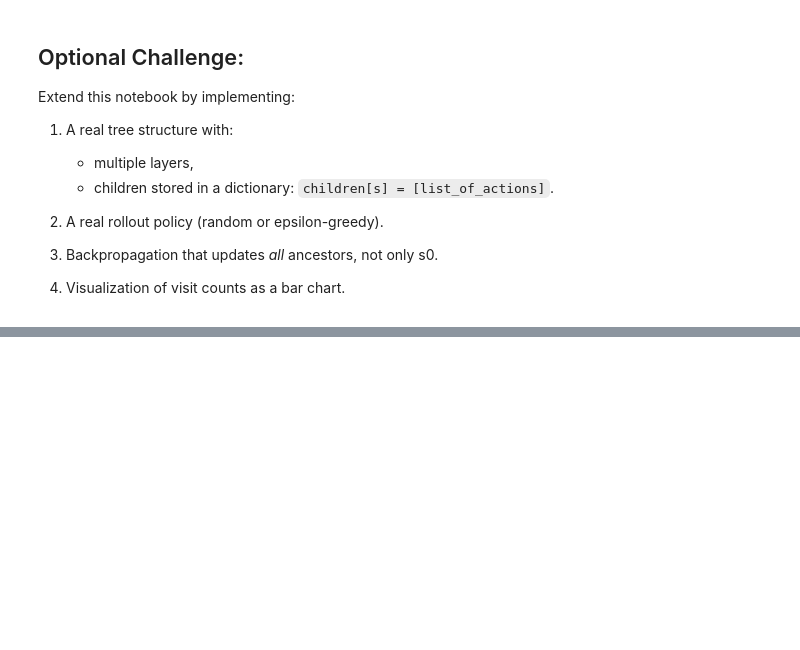
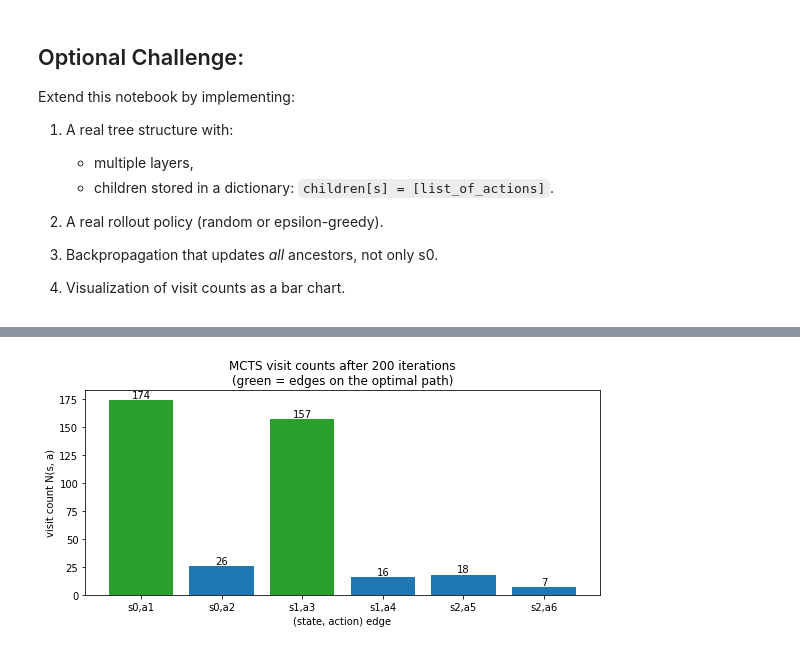
Before and after one commit to Gurizo/Cho-4, a Jupyter notebook: Cho-4-programming.ipynb, the cells around one changed output, grey strips where cells are left out. Drawn from its saved outputs; the diff is of its cells as text; code cells hidden in the pictures; blank space fills up the shorter version.

Commit message:
Add Optional Challenge (tree MCTS, rollout policy, full backprop, visit-count chart) and plots PDF

```diff
--- a/Cho-4-programming.ipynb
+++ b/Cho-4-programming.ipynb
@@ -209,0 +305,20 @@ Extend this notebook by implementing:
+# %%
+# (4) Visualization of visit counts as a bar chart
+import matplotlib.pyplot as plt
+
+labels = [f"{s},{a}" for (s, a) in sorted(tNsa)]
+counts = [tNsa[k] for k in sorted(tNsa)]
+colors = ["tab:green" if (k in [("s0","a1"), ("s1","a3")]) else "tab:blue"
+          for k in sorted(tNsa)]
+
+fig, ax = plt.subplots(figsize=(8, 4))
+bars = ax.bar(labels, counts, color=colors)
+ax.bar_label(bars)
+ax.set_xlabel("(state, action) edge")
+ax.set_ylabel("visit count N(s, a)")
+ax.set_title("MCTS visit counts after 200 iterations\n(green = edges on the optimal path)")
+plt.tight_layout()
+plt.savefig("mcts_visit_counts.png", dpi=150, bbox_inches="tight")
+plt.show()
+# %% [output]
+[figure, added]
```
Also changed, not shown: parts of 3 cells of this notebook, 1 other file.
